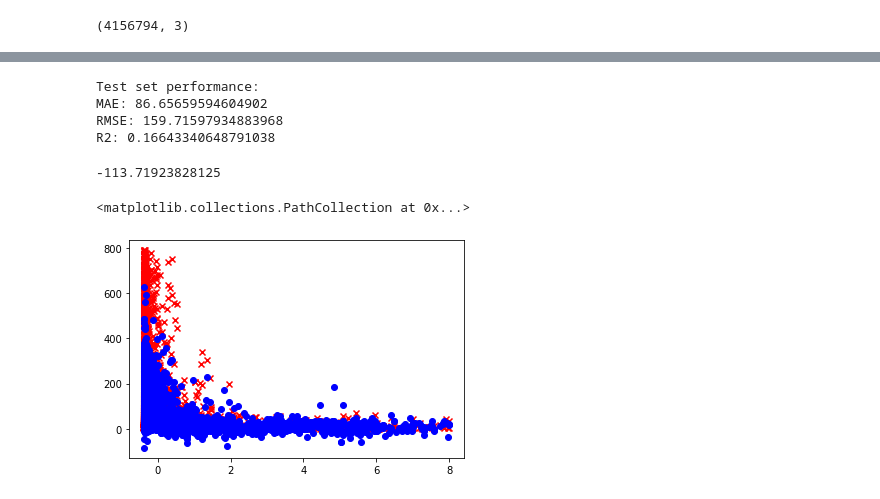
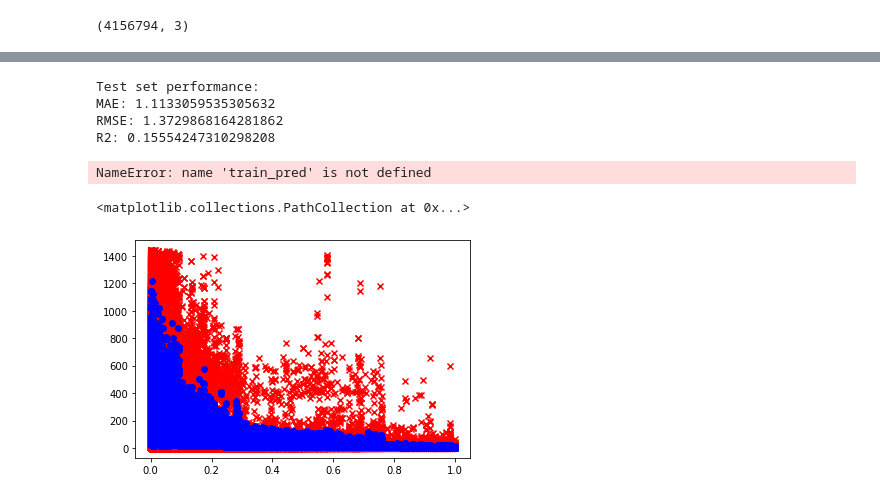
Before and after one commit to Ppkhanh/The-Learning-Machines, a Jupyter notebook: Prediction.ipynb, the cells around one changed output, grey strips where cells are left out. Saved outputs shown, nothing was run; the diff lists cells and outputs as text; code cells hidden in the pictures.

Commit message:
predict

```diff
--- a/Prediction.ipynb
+++ b/Prediction.ipynb
@@ -109,8 +111,8 @@ from sklearn.preprocessing import MinMaxScaler
 
 
 scaler = MinMaxScaler()
-X_train[:,:3] = scaler.fit_transform(X_train[:,:3])
-X_test[:,:3] = scaler.transform(X_test[:,:3])
-X_val[:,:3] = scaler.transform(X_val[:,:3])
+X_train[:,:2] = scaler.fit_transform(X_train[:,:2])
+X_test[:,:2] = scaler.transform(X_test[:,:2])
+X_val[:,:2] = scaler.transform(X_val[:,:2])
 
 # xs[:,:3] = scaler.fit_transform(xs[:,:3])
@@ -121,8 +138,8 @@ X_val[:,:3] = scaler.transform(X_val[:,:3])
 from sklearn.preprocessing import PolynomialFeatures
 degree = 3
 poly = PolynomialFeatures(degree= degree,include_bias= False)
-poly_fts_train = poly.fit_transform(X_train[:,:3])
-poly_fts_test = poly.transform(X_test[:,:3])
-poly_fts_val = poly.transform(X_val[:,:3])
+poly_fts_train = poly.fit_transform(X_train[:,:2])
+poly_fts_test = poly.transform(X_test[:,:2])
+poly_fts_val = poly.transform(X_val[:,:2])
 
 # poly_fts_xs = poly.fit_transform(xs[:,:3])
@@ -291,23 +351,24 @@ plot_L2_regression_performance()
 # %%
 
-train_pred = regression_model.predict(poly_test)
+test_pred = pr.predict(X_test)
+
 print("Test set performance:")
 
-print("MAE:",mean_absolute_error(y_test, train_pred))
-print("RMSE:",(mean_squared_error(y_test, train_pred))**(0.5))
-print("R2:",r2_score(y_test, train_pred))
+print("MAE:",mean_absolute_error(y_test_log, test_pred))
+print("RMSE:",(mean_squared_error(y_test_log, test_pred))**(0.5))
+print("R2:",r2_score(y_test_log,test_pred))
 # %% [output]
 Test set performance:
-MAE: 86.65659594604902
-RMSE: 159.71597934883968
-R2: 0.16643340648791038
+MAE: 1.1133059535305632
+RMSE: 1.3729868164281862
+R2: 0.15554247310298208
 # %%
-train_pred.min()
+train_pred.max()
 # %% [output]
--113.71923828125
+NameError: name 'train_pred' is not defined
 # %%
-plt.scatter(xs[:,0:1],ys,marker ="x",color = "red")
-plt.scatter(xs[:,0:1],train_pred,marker ="o",color ="blue")
+plt.scatter(X_train[:,0:1],y_train,marker ="x",color = "red")
+plt.scatter(X_train[:,0:1],train_pred,marker ="o",color ="blue")
 # %% [output]
 <matplotlib.collections.PathCollection at 0x...>
-[figure, old version]
+[figure, new version]
```
Also changed, not shown: parts of 26 cells of this notebook, 1 other file.
